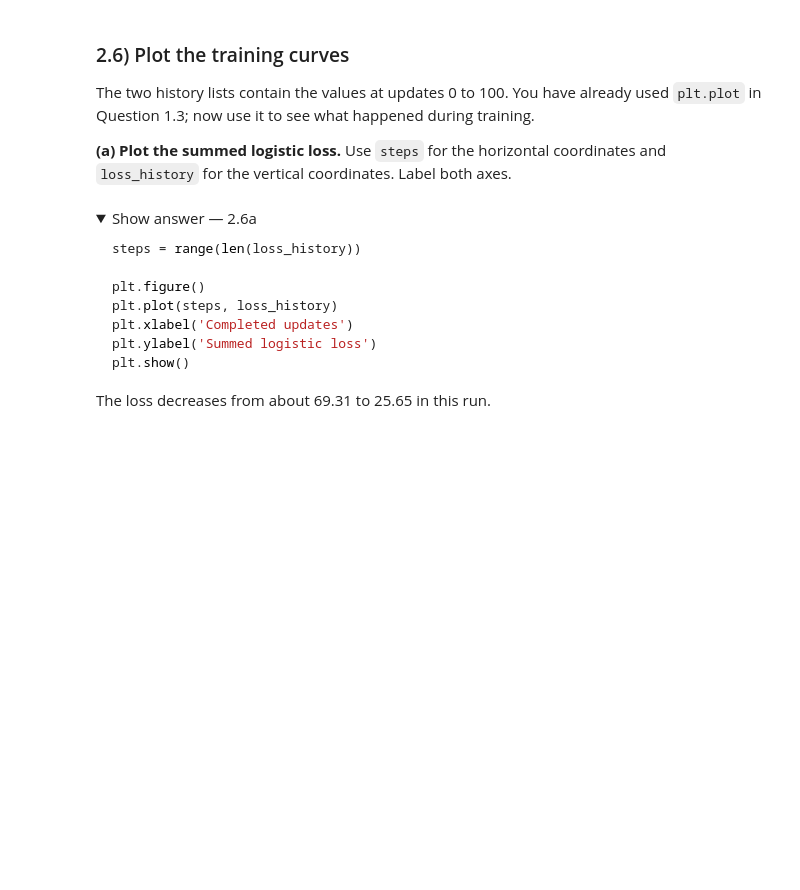
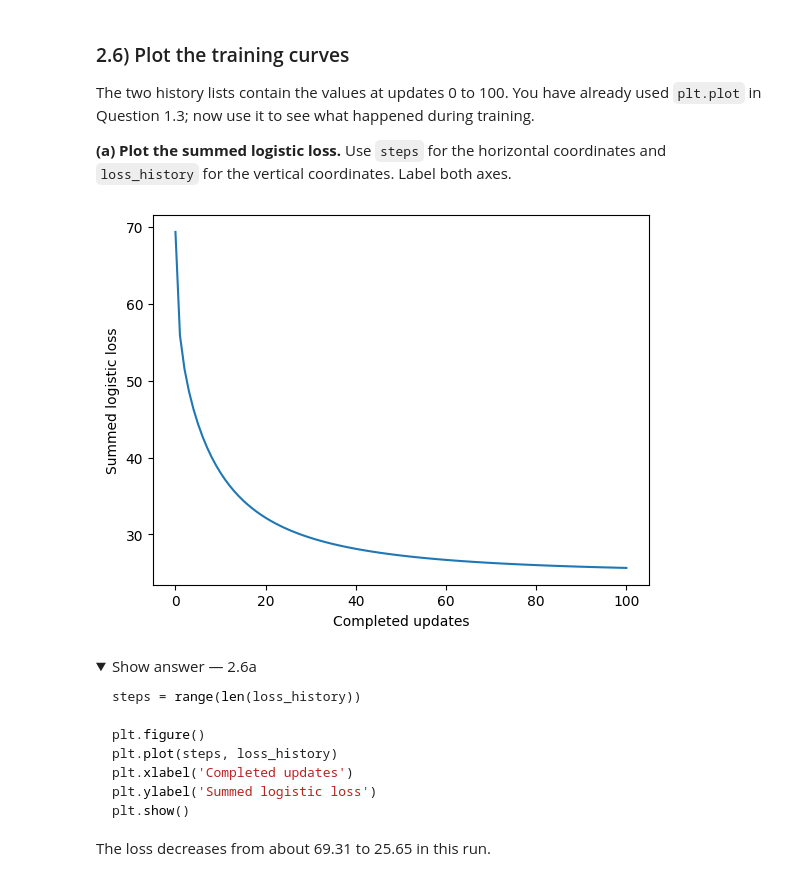
Before and after one commit to starfishchennn/Foundations-of-Artificial-Intelligence, a Jupyter notebook: Week_04/Week_04_linear_classification.ipynb, the cells around one changed output. Cells and saved outputs as stored; diff of their text form; code cells hidden in the pictures; folded sections open; blank space fills up the shorter version.

```diff
--- a/Week_04/Week_04_linear_classification.ipynb
+++ b/Week_04/Week_04_linear_classification.ipynb
@@ -648,7 +685,16 @@ The two history lists contain the values at updates 0 to 100. You have already u
 # %%
 steps = range(len(loss_history))
 
 # Plot loss_history against steps, label both axes, and display the figure.
+steps=range(len(loss_history))
+
+plt.figure()
+plt.plot(steps,loss_history)
+plt.xlabel('Completed updates')
+plt.ylabel('Summed logistic loss')
+plt.show()
+# %% [output]
+[figure, added]
 # %% [markdown]
 <details>
 <summary>Show answer — 2.6a</summary>
```
Also changed, not shown: parts of 5 cells of this notebook.
